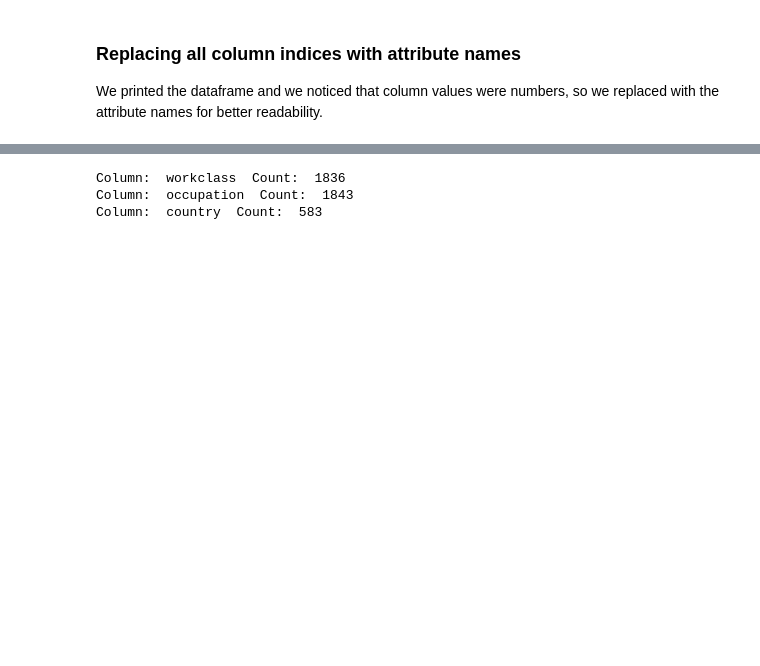
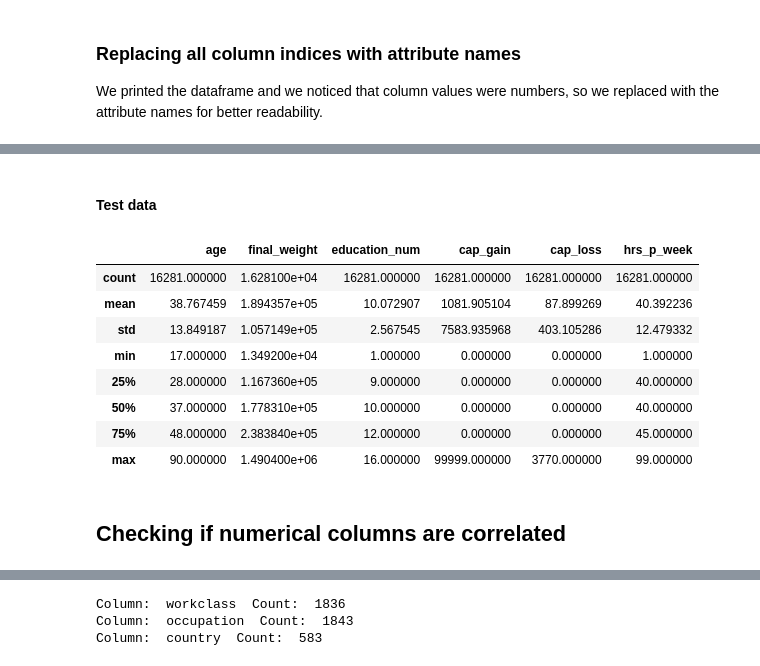
Before and after one commit to arv1ndh/ml_project, a Jupyter notebook: code/project_contents.ipynb, the cells around one changed output, grey strips where cells are left out. Drawn from its saved outputs; the diff is of its cells as text; code cells hidden in the pictures; blank space fills up the shorter version.

```diff
--- a/code/project_contents.ipynb
+++ b/code/project_contents.ipynb
@@ -14,3 +15,4 @@ We printed the dataframe and we noticed that column values were numbers, so we r
 # %%
 col_map = ["age", "workclass", "final_weight", "education", "education_num", "marital_status", "occupation", "relationship", "race", "sex", "cap_gain", "cap_loss", "hrs_p_week","country","income"]
 train.columns = col_map
+test.columns = col_map
@@ -16,0 +137,16 @@ train.columns = col_map
+# %% [markdown]
+#### Test data
+# %%
+test.describe()
+# %% [output]
+|  | age | final_weight | education_num | cap_gain | cap_loss | hrs_p_week |
+| count | 16281.000000 | 1.628100e+04 | 16281.000000 | 16281.000000 | 16281.000000 | 16281.000000 |
+| mean | 38.767459 | 1.894357e+05 | 10.072907 | 1081.905104 | 87.899269 | 40.392236 |
+| std | 13.849187 | 1.057149e+05 | 2.567545 | 7583.935968 | 403.105286 | 12.479332 |
+| min | 17.000000 | 1.349200e+04 | 1.000000 | 0.000000 | 0.000000 | 1.000000 |
+| 25% | 28.000000 | 1.167360e+05 | 9.000000 | 0.000000 | 0.000000 | 40.000000 |
+| 50% | 37.000000 | 1.778310e+05 | 10.000000 | 0.000000 | 0.000000 | 40.000000 |
+| 75% | 48.000000 | 2.383840e+05 | 12.000000 | 0.000000 | 0.000000 | 45.000000 |
+| max | 90.000000 | 1.490400e+06 | 16.000000 | 99999.000000 | 3770.000000 | 99.000000 |
+# %% [markdown]
+## Checking if numerical columns are correlated
```
Also changed, not shown: parts of 45 cells of this notebook.
